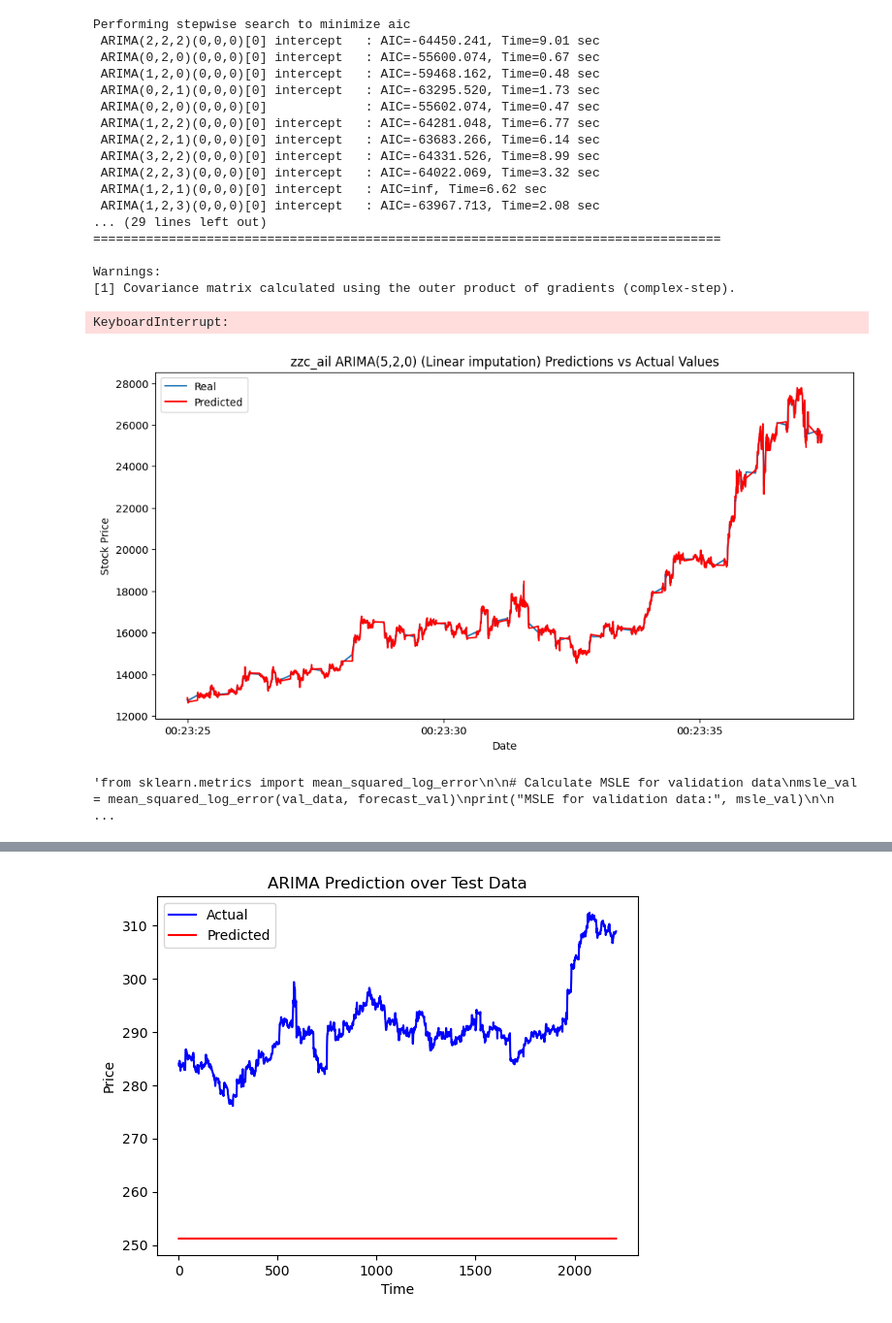
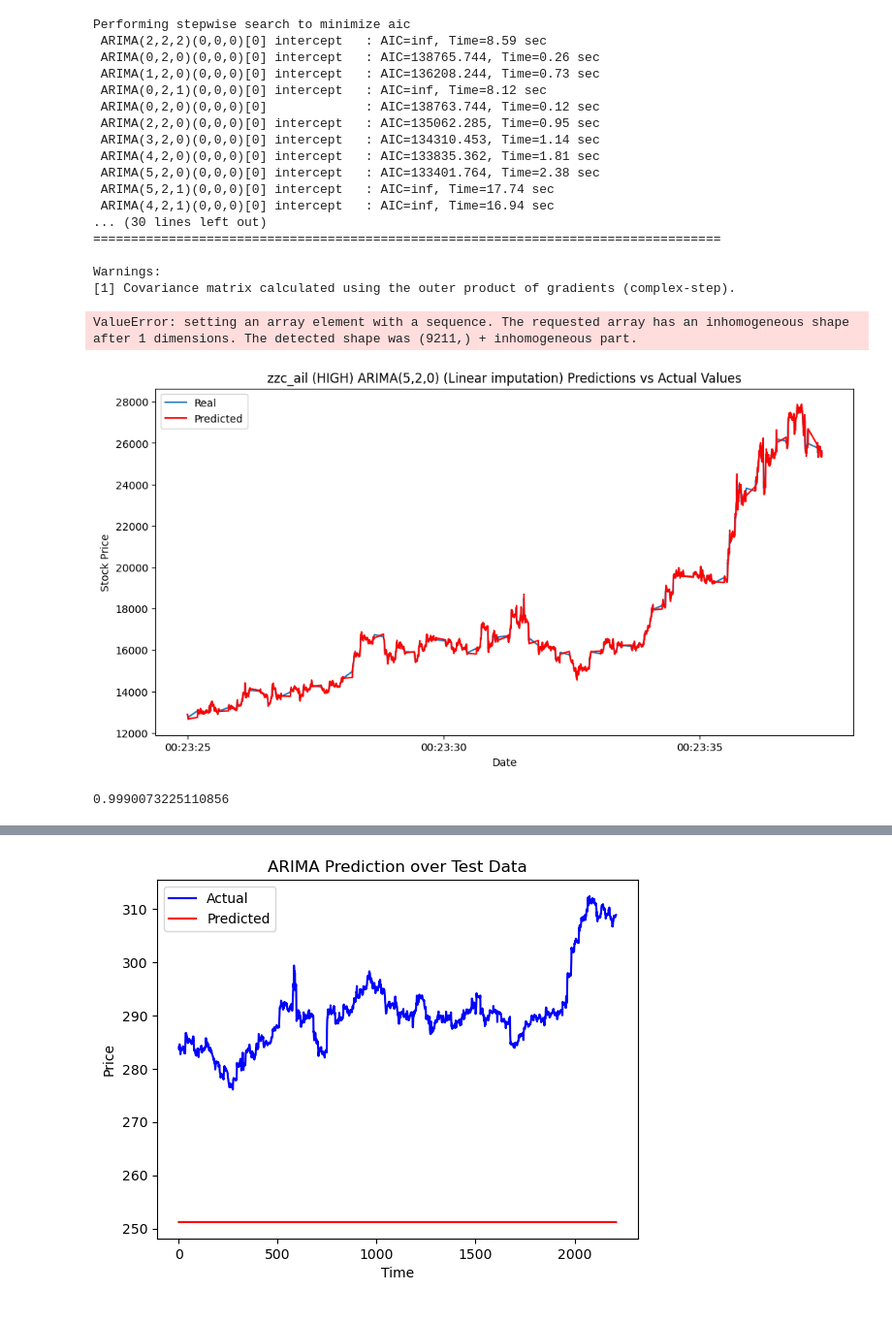
Before and after one commit to AlperenOvak/TimeSeries, a Jupyter notebook: ARIMA.ipynb, the cells around one changed output, grey strips where cells are left out. Shown at 97% size. Saved outputs shown, nothing was run; the diff lists cells and outputs as text; code cells hidden in the pictures.

```diff
--- a/ARIMA.ipynb
+++ b/ARIMA.ipynb
@@ -9,5 +10,5 @@ from pmdarima.arima import auto_arima
 # %%
-data = pd.read_csv('ail_frx.csv')
+data = pd.read_csv('zzc_ail.csv')
 data['date'] = data['date'].str.replace('"', '').astype(float)
 data['open'] = data['open'].str.replace('"', '').astype(float)
 data['high'] = data['high'].str.replace('"', '').astype(float)
@@ -73,39 +75,38 @@ dataset_ex_df = data.copy()
 dataset_ex_df = dataset_ex_df.reset_index()
 dataset_ex_df['date'] = pd.to_datetime(dataset_ex_df['date'])
 dataset_ex_df.set_index('date', inplace=True)
-dataset_ex_df = dataset_ex_df['open'].to_frame()
+dataset_ex_df = dataset_ex_df['high'].to_frame()
 # %%
 
 
 # Auto ARIMA to select optimal ARIMA parameters
-model = auto_arima(dataset_ex_df['open'], seasonal=False, trace=True)
+model = auto_arima(dataset_ex_df['high'], seasonal=False, trace=True)
 print(model.summary())
 # %% [output]
 Performing stepwise search to minimize aic
- ARIMA(2,2,2)(0,0,0)[0] intercept   : AIC=-64450.241, Time=9.01 sec
- ARIMA(0,2,0)(0,0,0)[0] intercept   : AIC=-55600.074, Time=0.67 sec
- ARIMA(1,2,0)(0,0,0)[0] intercept   : AIC=-59468.162, Time=0.48 sec
- ARIMA(0,2,1)(0,0,0)[0] intercept   : AIC=-63295.520, Time=1.73 sec
- ARIMA(0,2,0)(0,0,0)[0]             : AIC=-55602.074, Time=0.47 sec
- ARIMA(1,2,2)(0,0,0)[0] intercept   : AIC=-64281.048, Time=6.77 sec
- ARIMA(2,2,1)(0,0,0)[0] intercept   : AIC=-63683.266, Time=6.14 sec
- ARIMA(3,2,2)(0,0,0)[0] intercept   : AIC=-64331.526, Time=8.99 sec
- ARIMA(2,2,3)(0,0,0)[0] intercept   : AIC=-64022.069, Time=3.32 sec
- ARIMA(1,2,1)(0,0,0)[0] intercept   : AIC=inf, Time=6.62 sec
- ARIMA(1,2,3)(0,0,0)[0] intercept   : AIC=-63967.713, Time=2.08 sec
-... (29 lines left out)
+ ARIMA(2,2,2)(0,0,0)[0] intercept   : AIC=inf, Time=8.59 sec
+ ARIMA(0,2,0)(0,0,0)[0] intercept   : AIC=138765.744, Time=0.26 sec
+ ARIMA(1,2,0)(0,0,0)[0] intercept   : AIC=136208.244, Time=0.73 sec
+ ARIMA(0,2,1)(0,0,0)[0] intercept   : AIC=inf, Time=8.12 sec
+ ARIMA(0,2,0)(0,0,0)[0]             : AIC=138763.744, Time=0.12 sec
+ ARIMA(2,2,0)(0,0,0)[0] intercept   : AIC=135062.285, Time=0.95 sec
+ ARIMA(3,2,0)(0,0,0)[0] intercept   : AIC=134310.453, Time=1.14 sec
+ ARIMA(4,2,0)(0,0,0)[0] intercept   : AIC=133835.362, Time=1.81 sec
+ ARIMA(5,2,0)(0,0,0)[0] intercept   : AIC=133401.764, Time=2.38 sec
+ ARIMA(5,2,1)(0,0,0)[0] intercept   : AIC=inf, Time=17.74 sec
+ ARIMA(4,2,1)(0,0,0)[0] intercept   : AIC=inf, Time=16.94 sec
+... (30 lines left out)
 ===================================================================================
 
 Warnings:
 [1] Covariance matrix calculated using the outer product of gradients (complex-step).
 # %%
-from statsmodels.tsa.arima.model import ARIMA
-import numpy as np
+
 
 # Define the ARIMA model
 def arima_forecast(history):
     # Fit the model
-    model = ARIMA(history, order=(0,2,0))
+    model = ARIMA(history, order=(5,2,0))
     model_fit = model.fit()
 
     # Make the prediction
@@ -129,29 +130,33 @@ for t in range(len(test)):
     obs = test[t]
     history.append(obs)
 # %% [output]
-KeyboardInterrupt:
+ValueError: setting an array element with a sequence. The requested array has an inhomogeneous shape after 1 dimensions. The detected shape was (9211,) + inhomogeneous part.
 # %%
-import matplotlib.pyplot as plt
-
 plt.figure(figsize=(12, 6), dpi=100)
 plt.plot(dataset_ex_df.iloc[size:,:].index, test, label='Real')
 plt.plot(dataset_ex_df.iloc[size:,:].index, predictions, color='red', label='Predicted')
-plt.title('ail_frx (open) ARIMA(2,2,2) (Linear imputation) Predictions vs Actual Values')
+plt.title('zzc_ail (HIGH) ARIMA(5,2,0) (Linear imputation) Predictions vs Actual Values')
 plt.xlabel('Date')
 plt.ylabel('Stock Price')
 plt.legend()
 plt.show()
 # %% [output]
-[figure, old version]
+[figure, new version]
+# %%
+# sklearn.metrics.mean_squared_log_error(test,predictions)  MSLE -> yarışmada kullanılan
+sklearn.metrics.r2_score(test,predictions)
+# %% [output]
+0.9990073225110856
 # %%
-"""from sklearn.metrics import mean_squared_log_error
+train = dataset_ex_df.values  # TRAIN DATANIN HEPSINI VERIP BIR SONRAKI 201 GÜNÜ ALMAK İÇİN:
 
-# Calculate MSLE for validation data
-msle_val = mean_squared_log_error(val_data, forecast_val)
-print("MSLE for validation data:", msle_val)
 
-# Calculate MSLE for test data
-msle_test = mean_squared_log_error(test_data, forecast_test)
-print("MSLE for test data:", msle_test)"""
+# Walk-forward validation
+history = [x for x in train]
+predictions = list()
+for t in range(100):
+    # Generate a prediction
+    yhat = arima_forecast(history)
+    predictions.append(yhat)
+    obs = test[t]
+    history.append(obs)
-# %% [output]
-'from sklearn.metrics import mean_squared_log_error\n\n# Calculate MSLE for validation data\nmsle_val = mean_squared_log_error(val_data, forecast_val)\nprint("MSLE for validation data:", msle_val)\n\n ...
```
Also changed, not shown: parts of 7 cells of this notebook.
